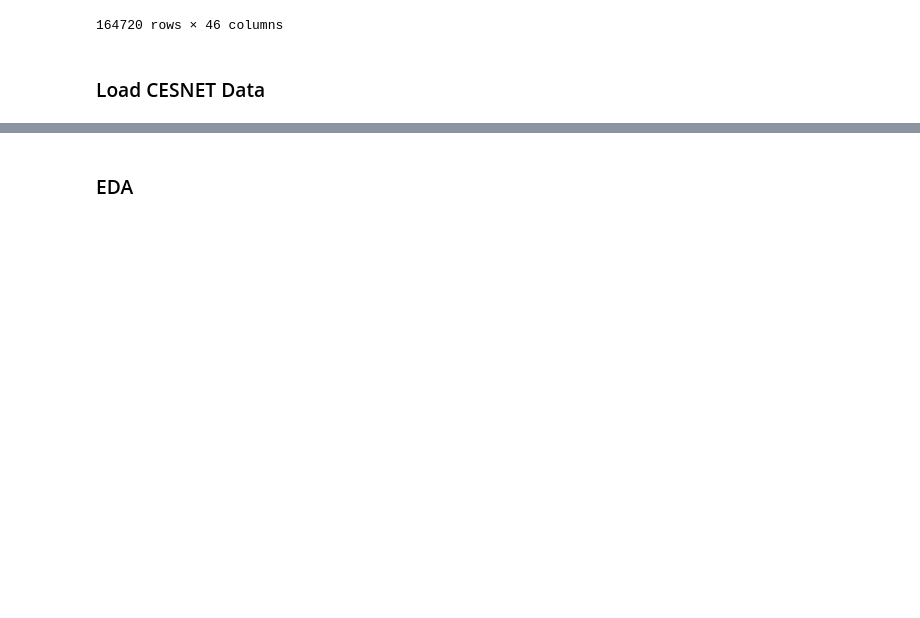
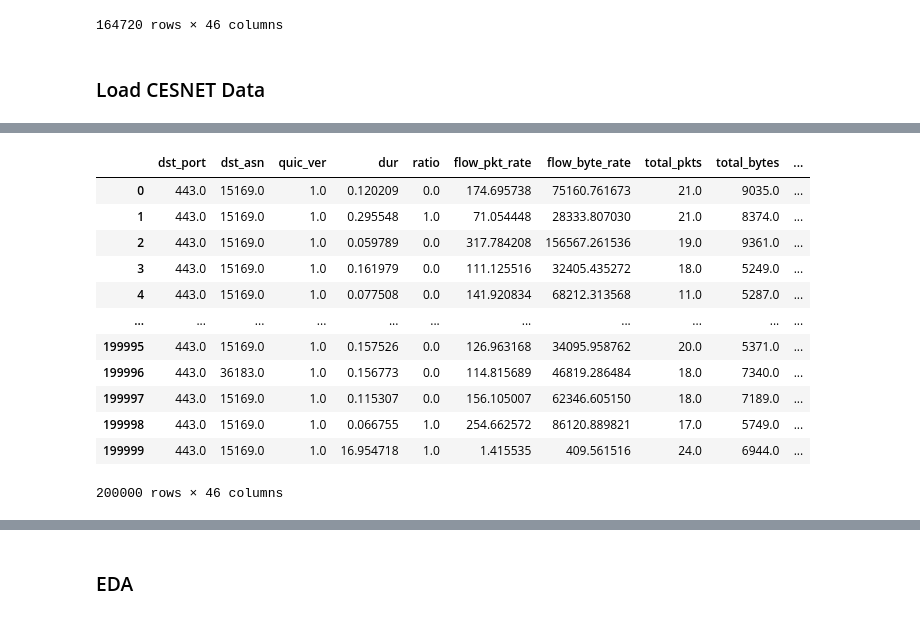
Before and after one commit to Earth-kun/QUICaid, a Jupyter notebook: merging/benign-eda.ipynb, the cells around one changed output, grey strips where cells are left out. Cells and saved outputs as stored; diff of their text form; code cells hidden in the pictures; blank space fills up the shorter version.

```diff
--- a/merging/benign-eda.ipynb
+++ b/merging/benign-eda.ipynb
@@ -80,6 +72,20 @@ cesnet_df
 # %%
 # cesnet_df.to_csv('reduced_cesnet.csv', index=None)
 # %%
-# cesnet_df = pd.read_csv('reduced_cesnet.csv')
-# cesnet_df.dropna(inplace=True)
-# cesnet_df = cesnet_df.astype(float)
+cesnet_df = pd.read_csv('reduced_cesnet.csv')
+cesnet_df.dropna(inplace=True)
+cesnet_df.astype(float)
+# %% [output]
+|  | dst_port | dst_asn | quic_ver | dur | ratio | flow_pkt_rate | flow_byte_rate | total_pkts | total_bytes | ... |
+| 0 | 443.0 | 15169.0 | 1.0 | 0.120209 | 0.0 | 174.695738 | 75160.761673 | 21.0 | 9035.0 | ... |
+| 1 | 443.0 | 15169.0 | 1.0 | 0.295548 | 1.0 | 71.054448 | 28333.807030 | 21.0 | 8374.0 | ... |
+| 2 | 443.0 | 15169.0 | 1.0 | 0.059789 | 0.0 | 317.784208 | 156567.261536 | 19.0 | 9361.0 | ... |
+| 3 | 443.0 | 15169.0 | 1.0 | 0.161979 | 0.0 | 111.125516 | 32405.435272 | 18.0 | 5249.0 | ... |
+| 4 | 443.0 | 15169.0 | 1.0 | 0.077508 | 0.0 | 141.920834 | 68212.313568 | 11.0 | 5287.0 | ... |
+| ... | ... | ... | ... | ... | ... | ... | ... | ... | ... | ... |
+| 199995 | 443.0 | 15169.0 | 1.0 | 0.157526 | 0.0 | 126.963168 | 34095.958762 | 20.0 | 5371.0 | ... |
+| 199996 | 443.0 | 36183.0 | 1.0 | 0.156773 | 0.0 | 114.815689 | 46819.286484 | 18.0 | 7340.0 | ... |
+| 199997 | 443.0 | 15169.0 | 1.0 | 0.115307 | 0.0 | 156.105007 | 62346.605150 | 18.0 | 7189.0 | ... |
+| 199998 | 443.0 | 15169.0 | 1.0 | 0.066755 | 1.0 | 254.662572 | 86120.889821 | 17.0 | 5749.0 | ... |
+| 199999 | 443.0 | 15169.0 | 1.0 | 16.954718 | 1.0 | 1.415535 | 409.561516 | 24.0 | 6944.0 | ... |
+200000 rows × 46 columns
```
Also changed, not shown: parts of 12 cells of this notebook, 2 other files.
